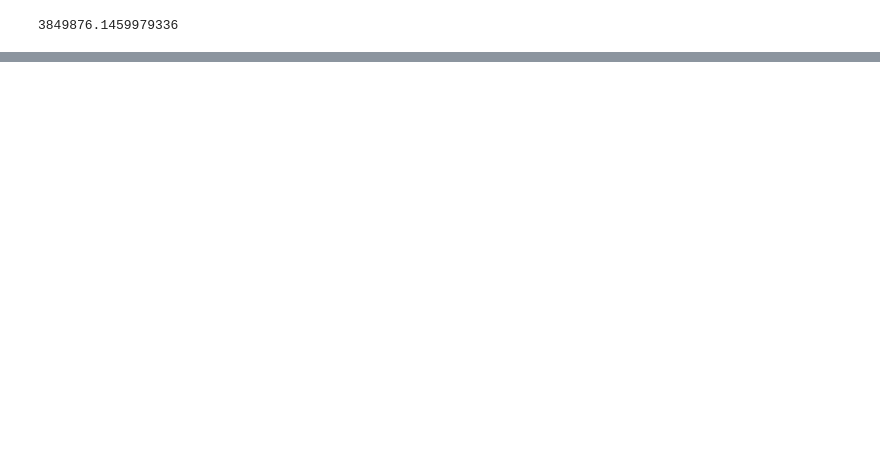
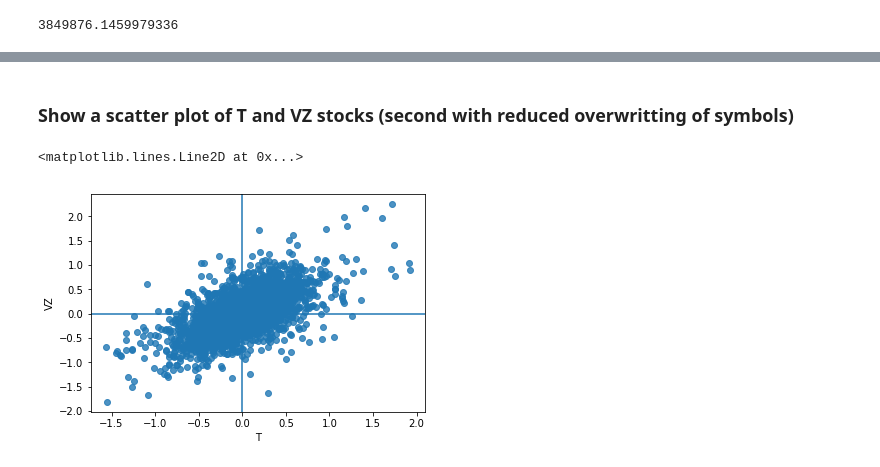
Before and after one commit to coolum001/Stats4DSNotebookProject, a Jupyter notebook: Stats4DS.ipynb, the cells around one changed output, grey strips where cells are left out. Drawn from its saved outputs; the diff is of its cells as text; code cells hidden in the pictures; blank space fills up the shorter version.

```diff
--- a/Stats4DS.ipynb
+++ b/Stats4DS.ipynb
@@ -286,0 +419,4 @@ rb.mad(murder['Pop'])
+# %%
+stock_df.columns.tolist()
+
+col1 = stock_df.columns.tolist()[0]
@@ -286,0 +438,2 @@ rb.mad(murder['Pop'])
+# %%
+stock_df.rename(columns={col1:'Date'}, inplace=True);
@@ -286,0 +452,2 @@ rb.mad(murder['Pop'])
+# %%
+stock_df['Date'] = pd.to_datetime(stock_df['Date'])
@@ -286,0 +481,9 @@ rb.mad(murder['Pop'])
+# %% [markdown]
+### Show a scatter plot of T and VZ stocks (second with reduced overwritting of symbols)
+# %%
+sn.regplot(x=stock_df['T'], y=stock_df['VZ'], fit_reg=False)
+plt.axvline(x=0)
+plt.axhline(y=0)
+# %% [output]
+<matplotlib.lines.Line2D at 0x...>
+[figure, added]
```
Also changed, not shown: parts of 234 cells of this notebook, 2 other files.
